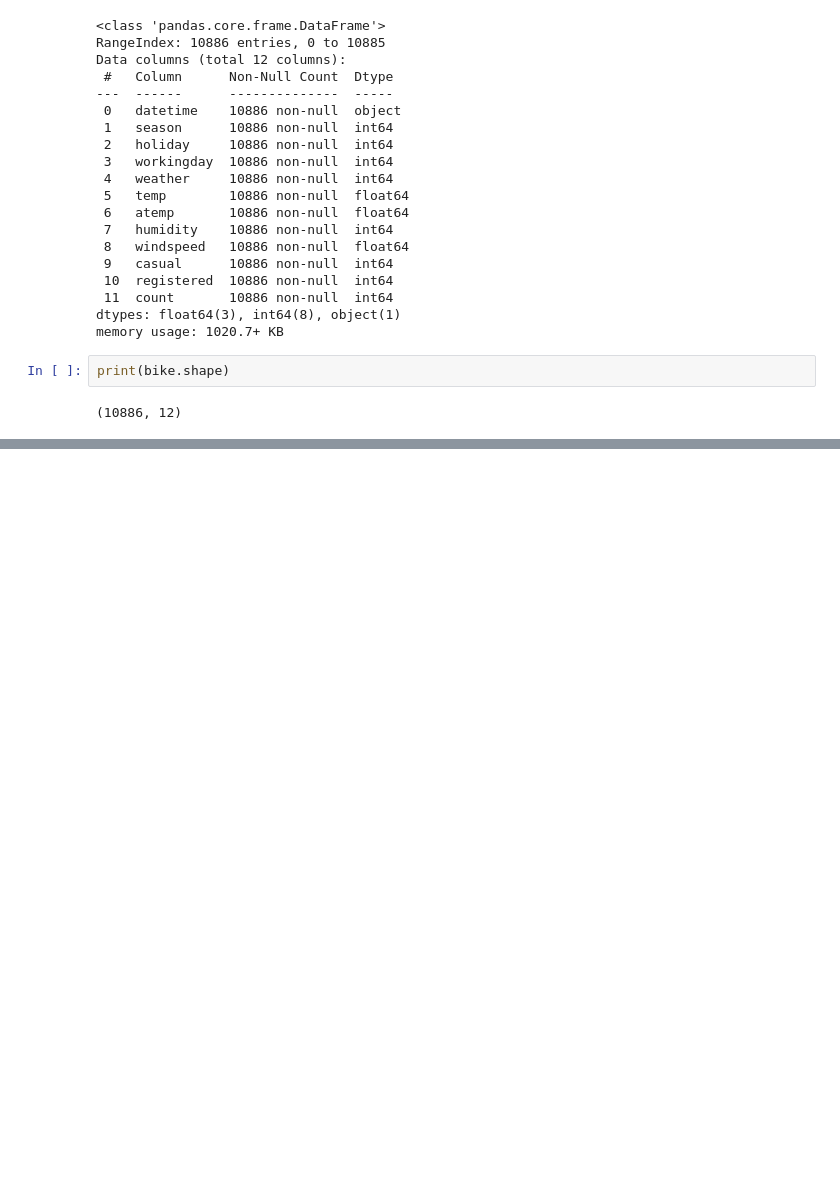
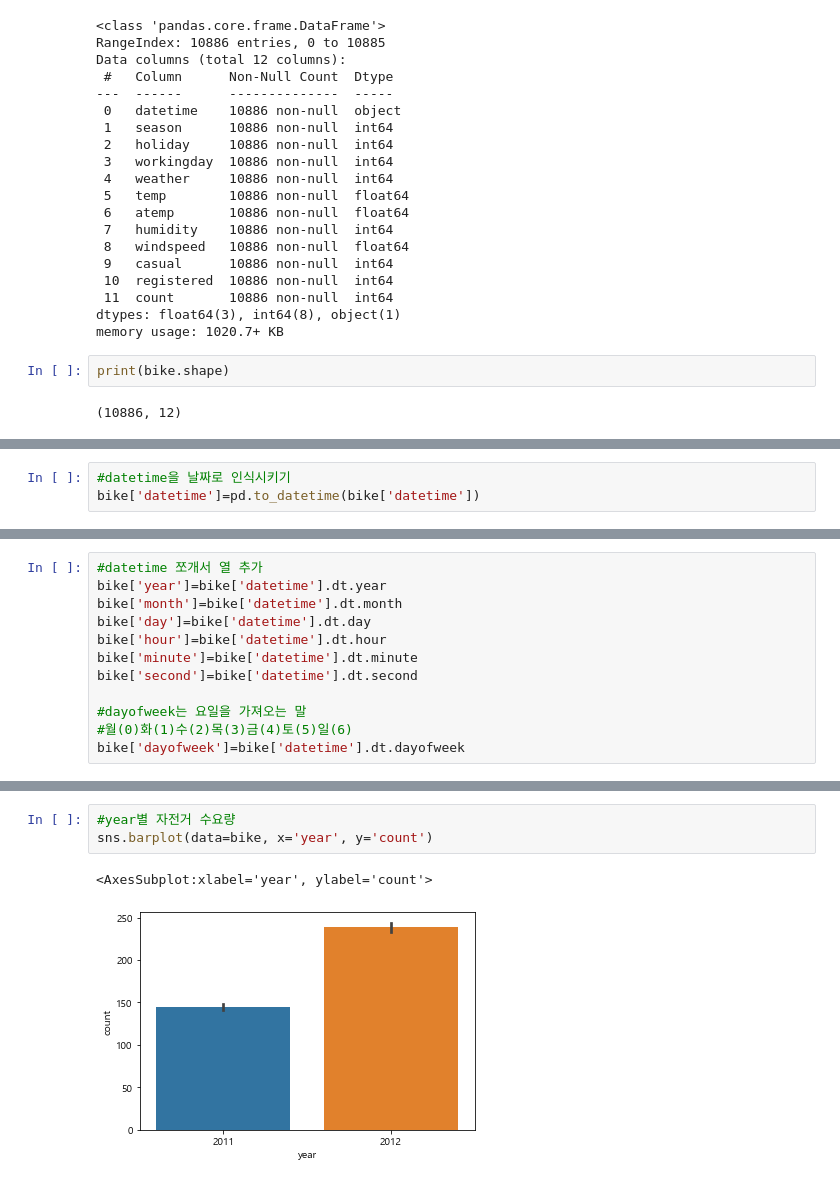
Before and after one commit to eeyeji/Python_Library, a Jupyter notebook: 4일차/bike.ipynb, the cells around one changed output, grey strips where cells are left out. Drawn from its saved outputs; the diff is of its cells as text; blank space fills up the shorter version.

```diff
--- a/4일차/bike.ipynb
+++ b/4일차/bike.ipynb
@@ -71,0 +71,3 @@ bike.corr()
+# %%
+#datetime을 날짜로 인식시키기
+bike['datetime']=pd.to_datetime(bike['datetime'])
@@ -71,0 +107,12 @@ bike.corr()
+# %%
+#datetime 쪼개서 열 추가
+bike['year']=bike['datetime'].dt.year
+bike['month']=bike['datetime'].dt.month
+bike['day']=bike['datetime'].dt.day
+bike['hour']=bike['datetime'].dt.hour
+bike['minute']=bike['datetime'].dt.minute
+bike['second']=bike['datetime'].dt.second
+
+#dayofweek는 요일을 가져오는 말
+#월(0)화(1)수(2)목(3)금(4)토(5)일(6)
+bike['dayofweek']=bike['datetime'].dt.dayofweek
@@ -71,0 +128,6 @@ bike.corr()
+# %%
+#year별 자전거 수요량
+sns.barplot(data=bike, x='year', y='count')
+# %% [output]
+<AxesSubplot:xlabel='year', ylabel='count'>
+[figure, added]
```
Also changed, not shown: parts of 14 cells of this notebook, 1 other file.
